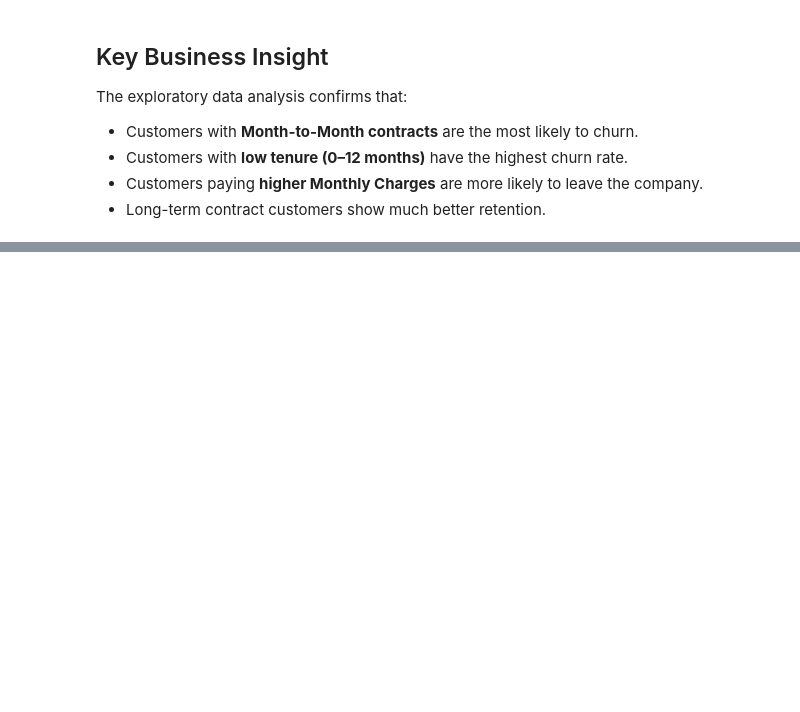
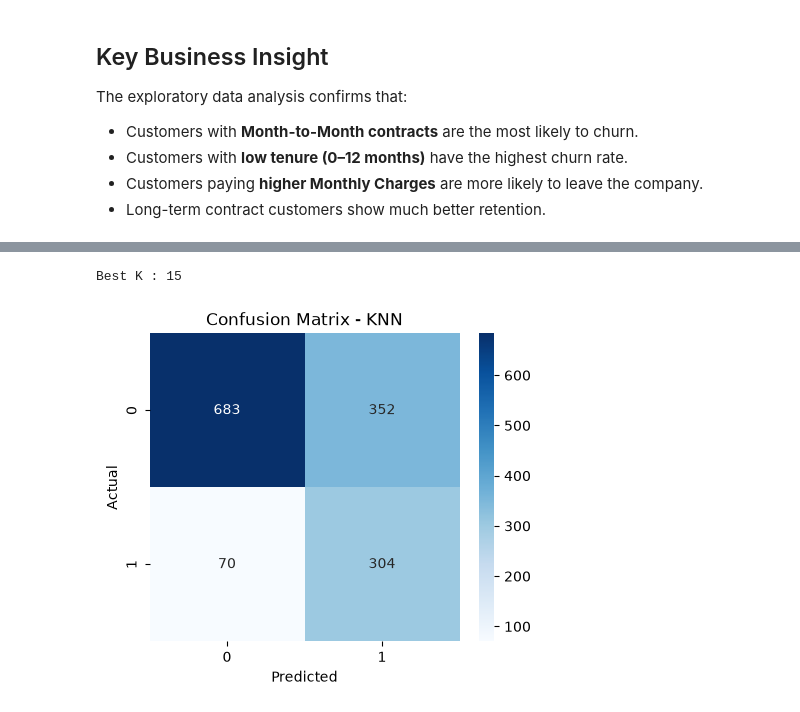
Before and after one commit to krisha12345819/telco-churn-supervised-learning, a Jupyter notebook: Customer_Churn_Prediction.ipynb, the cells around one changed output, grey strips where cells are left out. Cells and saved outputs as stored; diff of their text form; code cells hidden in the pictures; blank space fills up the shorter version.

```diff
--- a/Customer_Churn_Prediction.ipynb
+++ b/Customer_Churn_Prediction.ipynb
@@ -461,0 +832,12 @@ The exploratory data analysis confirms that:
+# %%
+from imblearn.over_sampling import SMOTE
+
+smote = SMOTE(random_state=42)
+
+X_train_smote, y_train_smote = smote.fit_resample(
+    X_train,
+    y_train
+)
+
+print("After SMOTE")
+print(y_train_smote.value_counts())
@@ -461,0 +957,36 @@ The exploratory data analysis confirms that:
+# %%
+# Best K
+best_k = result.loc[result["F1 Score"].idxmax(),"K"]
+
+print("Best K :", best_k)
+# %% [output]
+Best K : 15
+# %%
+# Retrain using Best K
+best_knn = KNeighborsClassifier(n_neighbors=best_k)
+
+best_knn.fit(X_train_smote, y_train_smote)
+
+y_pred_best = best_knn.predict(X_test)
+
+y_prob_best = best_knn.predict_proba(X_test)[:,1]
+# %%
+# Confusion Matrix
+cm = confusion_matrix(y_test,y_pred_best)
+
+plt.figure(figsize=(5,4))
+
+sns.heatmap(
+    cm,
+    annot=True,
+    fmt="d",
+    cmap="Blues"
+)
+
+plt.xlabel("Predicted")
+plt.ylabel("Actual")
+plt.title("Confusion Matrix - KNN")
+
+plt.show()
+# %% [output]
+[figure, added]
```
Also changed, not shown: parts of 117 cells of this notebook, 5 other files.
